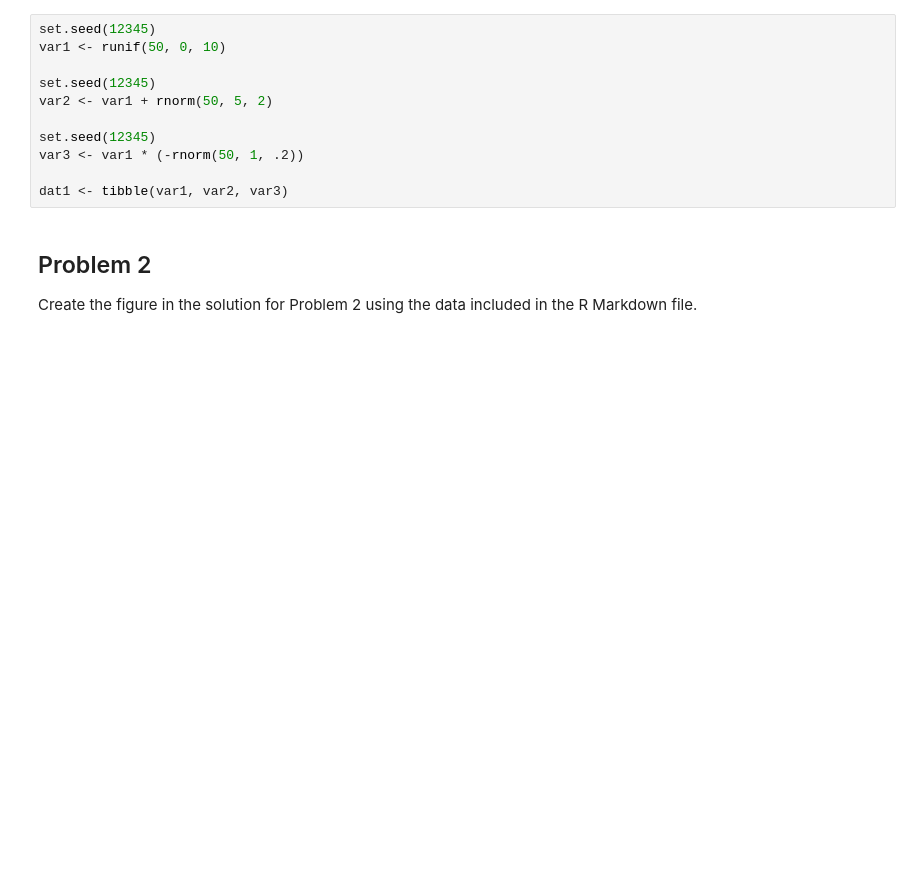
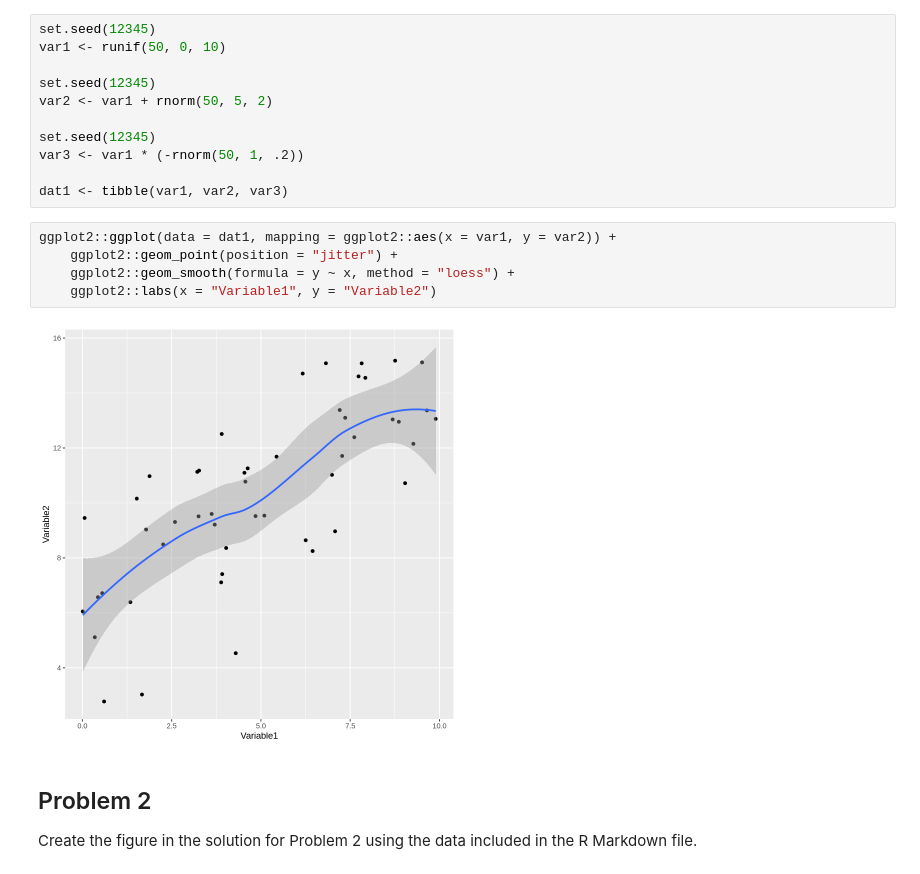
Before and after one commit to mwoitek/r_advanced_data_visualization, a Jupyter notebook: assignment_1/peer_review_1.ipynb, the cells around one changed output. Cells and saved outputs as stored; diff of their text form; blank space fills up the shorter version.

```diff
--- a/assignment_1/peer_review_1.ipynb
+++ b/assignment_1/peer_review_1.ipynb
@@ -21,6 +24,13 @@ set.seed(12345)
 var3 <- var1 * (-rnorm(50, 1, .2))
 
 dat1 <- tibble(var1, var2, var3)
+# %%
+ggplot2::ggplot(data = dat1, mapping = ggplot2::aes(x = var1, y = var2)) +
+    ggplot2::geom_point(position = "jitter") +
+    ggplot2::geom_smooth(formula = y ~ x, method = "loess") +
+    ggplot2::labs(x = "Variable1", y = "Variable2")
+# %% [output]
+[figure, added]
 # %% [markdown]
 ## Problem 2
 
```
Also changed, not shown: parts of 9 cells of this notebook, 3 other files.
